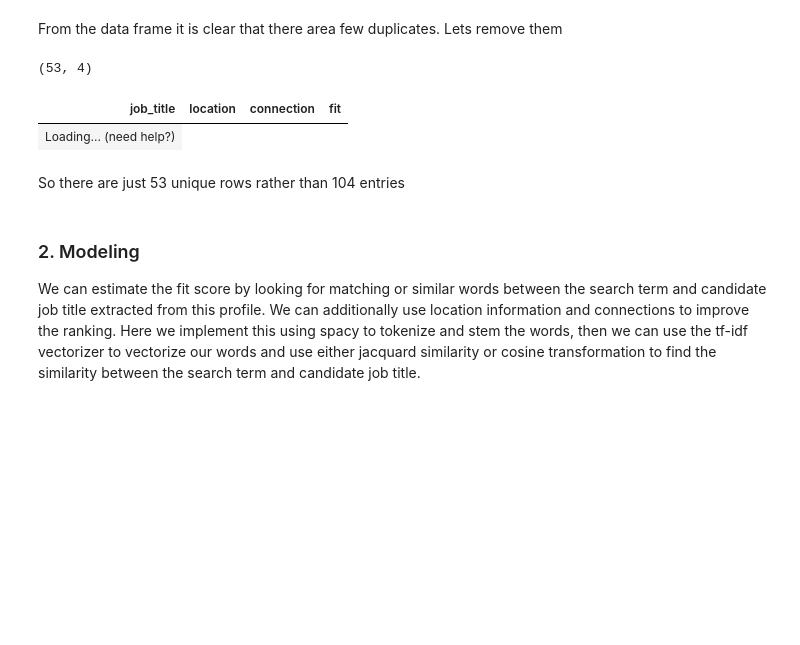
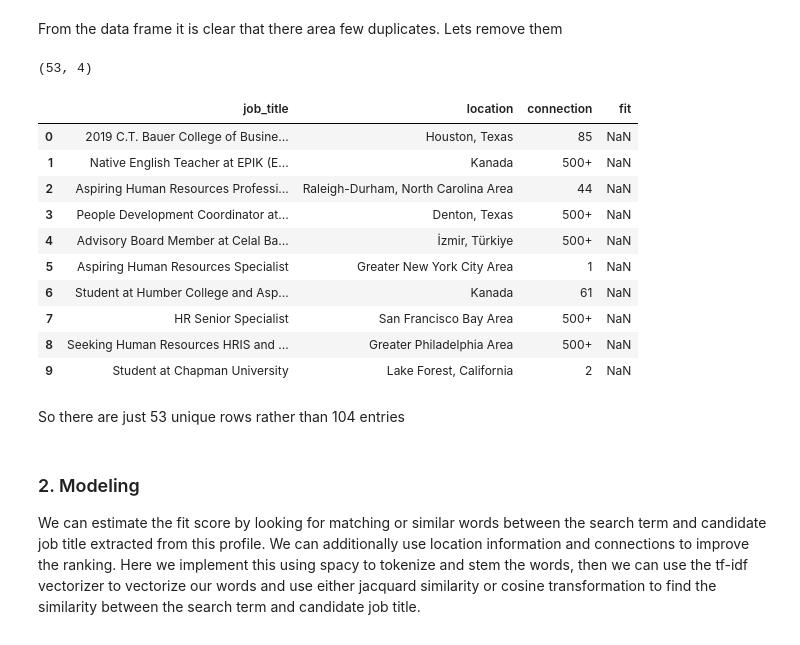
Before and after one commit to pradlanka/Apziva, a Jupyter notebook: aFBAMWTp3ZsqgUXd/potential_talents.ipynb, the cells around one changed output. Cells and saved outputs as stored; diff of their text form; code cells hidden in the pictures; blank space fills up the shorter version.

```diff
--- a/aFBAMWTp3ZsqgUXd/potential_talents.ipynb
+++ b/aFBAMWTp3ZsqgUXd/potential_talents.ipynb
@@ -78,12 +86,21 @@ From the data frame  it is clear that there area few duplicates. Lets remove the
 # %%
 # Clean the duplicates in the data
 talents_df_clean = talents_df.drop(columns= 'id').drop_duplicates().reset_index(drop= True)
 print(talents_df_clean.shape)
-show(talents_df_clean)
+talents_df_clean.head(10)
 # %% [output]
 (53, 4)
-| job_title | location | connection | fit |
-| Loading... (need help?) |
+|  | job_title | location | connection | fit |
+| 0 | 2019 C.T. Bauer College of Busine... | Houston, Texas | 85 | NaN |
+| 1 | Native English Teacher at EPIK (E... | Kanada | 500+ | NaN |
+| 2 | Aspiring Human Resources Professi... | Raleigh-Durham, North Carolina Area | 44 | NaN |
+| 3 | People Development Coordinator at... | Denton, Texas | 500+ | NaN |
+| 4 | Advisory Board Member at Celal Ba... | İzmir, Türkiye | 500+ | NaN |
+| 5 | Aspiring Human Resources Specialist | Greater New York City Area | 1 | NaN |
+| 6 | Student at Humber College and Asp... | Kanada | 61 | NaN |
+| 7 | HR Senior Specialist | San Francisco Bay Area | 500+ | NaN |
+| 8 | Seeking Human Resources HRIS and ... | Greater Philadelphia Area | 500+ | NaN |
+| 9 | Student at Chapman University | Lake Forest, California | 2 | NaN |
 # %% [markdown]
 So there are just 53 unique rows rather than 104 entries
 # %% [markdown]
```
Also changed, not shown: parts of 10 cells of this notebook, 1 other file.
